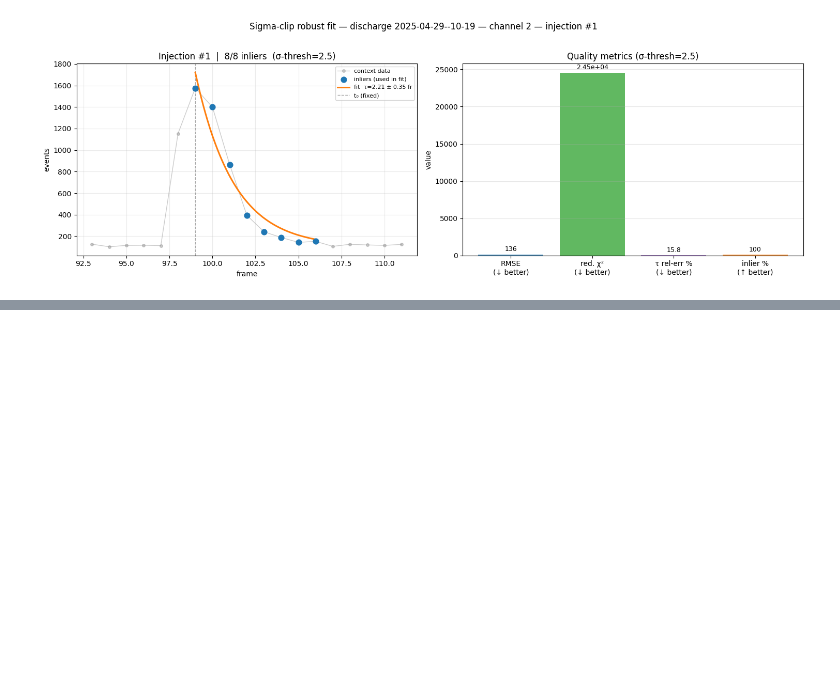
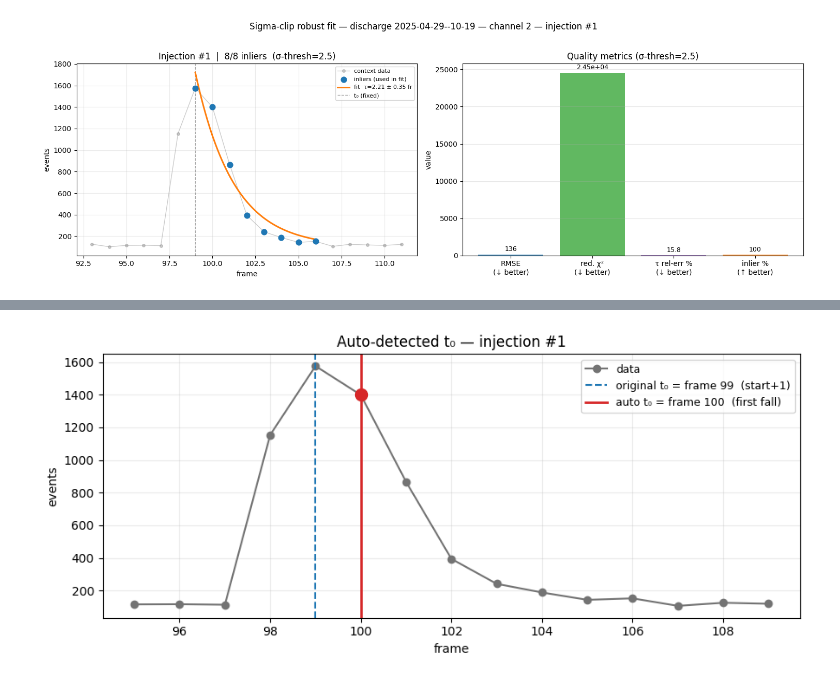
Before and after one commit to Danyil-Dorosh/IFPiLM-1st-Task, a Jupyter notebook: adaptive points/new adaptive point selection .ipynb, the cells around one changed output, grey strips where cells are left out. Cells and saved outputs as stored; diff of their text form; code cells hidden in the pictures; blank space fills up the shorter version.

Commit message:
Added functionality to find first falling point

```diff
--- a/adaptive points/new adaptive point selection .ipynb
+++ b/adaptive points/new adaptive point selection .ipynb
@@ -448,3 +448,84 @@ else:
     plt.show()
 # %% [output]
 [figure]
+# %%
+"""Cell 6 — Auto-detect t_0 as the first falling point of the injection.
+
+Physics rationale:
+  The true maximum of the decay may occur *before* the measured peak frame
+  (plasma instabilities, detector timing). We only know for certain we are
+  on the falling edge when the derivative of events flips negative.
+  → t_0 = first frame i inside the injection span where v[i] < v[i-1].
+
+If no falling point is found (monotonically rising or flat), fall back to the
+original convention (start_frame + 1).
+"""
+
+def find_first_falling_frame(trace, injection) -> int:
+    """Return the first frame index where events decrease inside the injection.
+
+    Scans frames start_frame..finish_frame (inclusive).
+    Returns the frame *number* (not array index) of the first falling point,
+    or injection.start_frame + 1 as a fallback if the whole span is rising.
+    """
+    fn = trace.frame_numbers
+    v  = trace.values
+
+    # locate the injection span in the trace
+    try:
+        s_idx = int(np.where(fn == int(injection.start_frame))[0][0])
+    except IndexError:
+        # start_frame not in trace; fall back
+        return int(injection.start_frame + 1)
+
+    try:
+        e_idx = int(np.where(fn == int(injection.finish_frame))[0][0])
+    except IndexError:
+        e_idx = len(fn) - 1
+
+    # scan forward; look for the first i where v[i] < v[i-1]
+    for i in range(s_idx + 1, e_idx + 1):
+        if v[i] < v[i - 1]:
+            # found the first falling step — this is our t_0 frame
+            return int(fn[i])
+
+    # no falling step found → use original convention
+    return int(injection.start_frame + 1)
+
+
+# --- demo: apply to injection #1 ---
+auto_t0_frame = find_first_falling_frame(trace, injection)
+original_t0   = int(injection.start_frame + 1)
+
+print(f"Injection #{injection.injection_no}  "
+      f"span = frames {injection.start_frame}..{injection.finish_frame}")
+print(f"  Original t_0 (start_frame+1) = frame {original_t0}")
+print(f"  Auto-detected t_0 (first fall) = frame {auto_t0_frame}")
+if auto_t0_frame != original_t0:
+    print("  → t_0 shifted: the measured peak is not at start_frame+1")
+else:
+    print("  → t_0 unchanged: decay starts right at the second burst point")
+
+# --- quick plot: mark where t_0 lands relative to the injection data ---
+fn_  = trace.frame_numbers
+v_   = trace.values
+ctx_lo_ = max(0, injection.start_frame - 3)
+ctx_hi_ = min(int(fn_[-1]), injection.finish_frame + 3)
+ctx_ = (fn_ >= ctx_lo_) & (fn_ <= ctx_hi_)
+
+fig, ax = plt.subplots(figsize=(9, 4))
+ax.plot(fn_[ctx_], v_[ctx_], "o-", ms=6, color="0.45", lw=1.5, label="data")
+ax.axvline(original_t0,   color="tab:blue",  ls="--", lw=1.5,
+           label=f"original t₀ = frame {original_t0}  (start+1)")
+ax.axvline(auto_t0_frame, color="tab:red",   ls="-",  lw=2,
+           label=f"auto t₀ = frame {auto_t0_frame}  (first fall)")
+ax.scatter([auto_t0_frame], [v_[fn_ == auto_t0_frame][0]],
+           s=100, zorder=5, color="tab:red")
+ax.set_xlabel("frame")
+ax.set_ylabel("events")
+ax.set_title(f"Auto-detected t₀ — injection #{injection.injection_no}")
+ax.legend(fontsize=9)
+ax.grid(alpha=0.25)
+plt.tight_layout()
+plt.show()
+# %% [output]
@@ -450,0 +536 @@ else:
+[figure, added]
```
Also changed, not shown: parts of 1 cell of this notebook.
